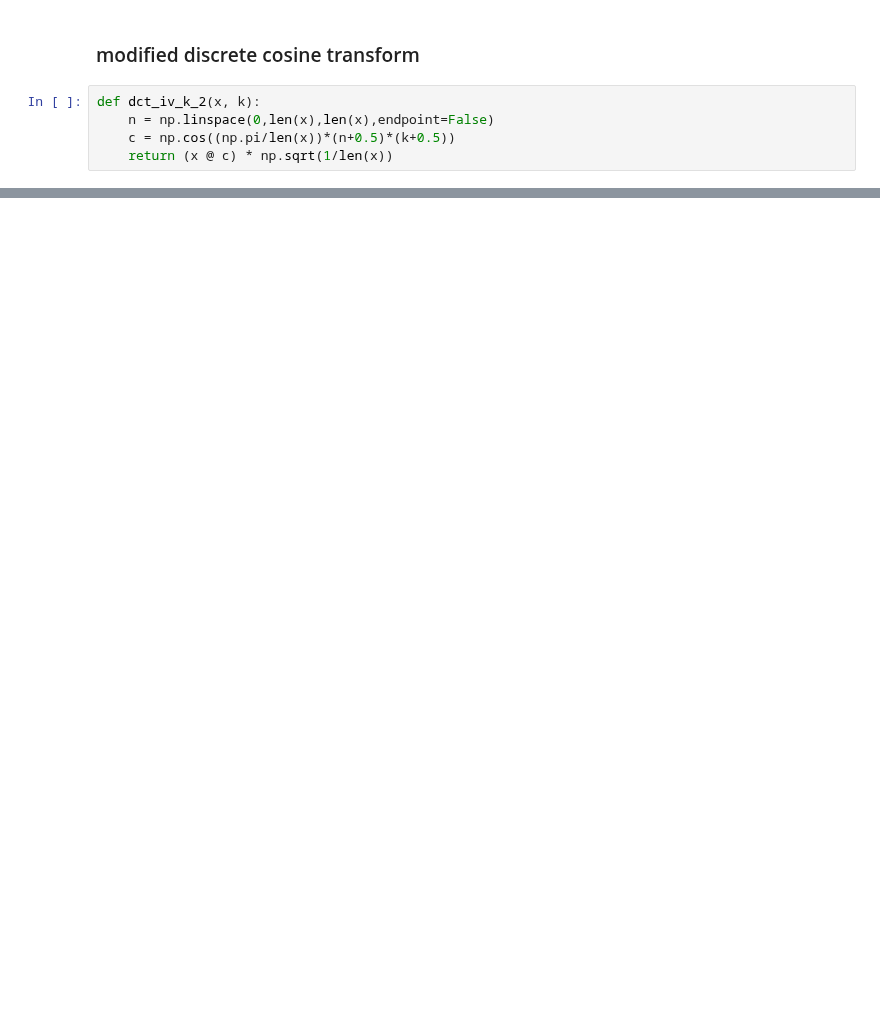
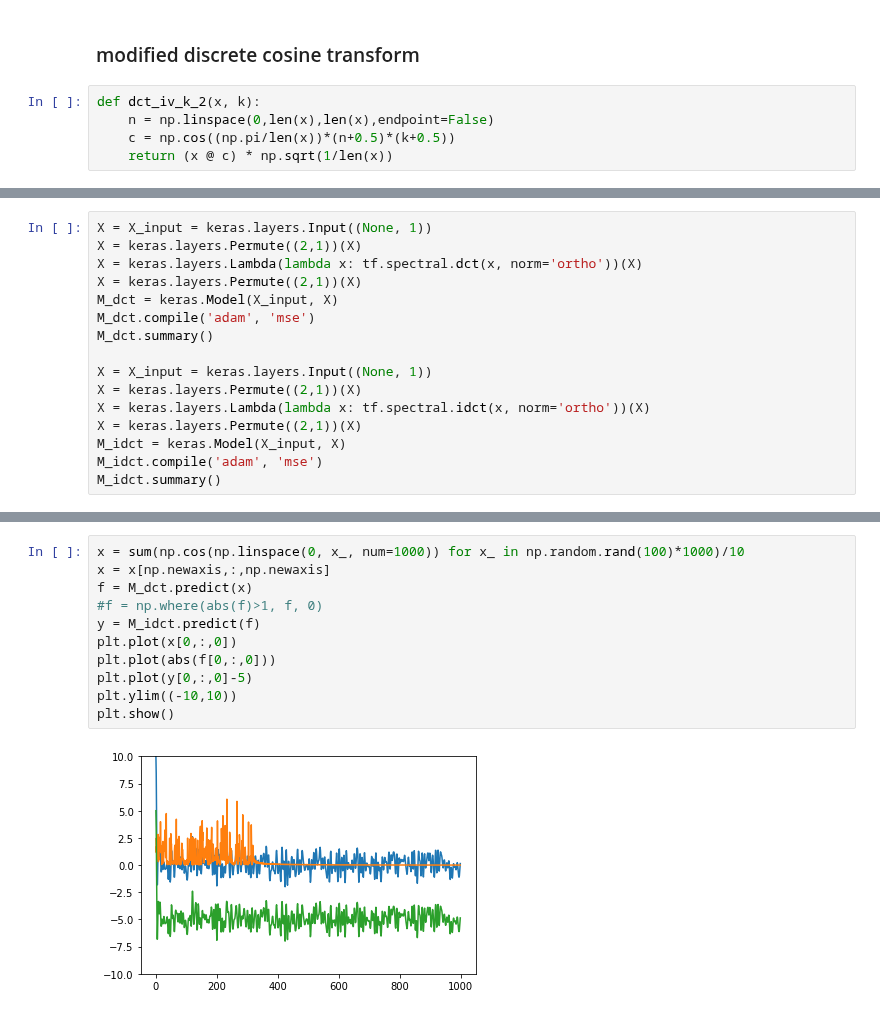
Before and after one commit to mammalwong/ml-study, a Jupyter notebook: frequency-models.ipynb, the cells around one changed output, grey strips where cells are left out. Saved outputs shown, nothing was run; the diff lists cells and outputs as text; blank space fills up the shorter version.

```diff
--- a/frequency-models.ipynb
+++ b/frequency-models.ipynb
@@ -78,0 +87,16 @@ plt.show()
+# %%
+X = X_input = keras.layers.Input((None, 1))
+X = keras.layers.Permute((2,1))(X)
+X = keras.layers.Lambda(lambda x: tf.spectral.dct(x, norm='ortho'))(X)
+X = keras.layers.Permute((2,1))(X)
+M_dct = keras.Model(X_input, X)
+M_dct.compile('adam', 'mse')
+M_dct.summary()
+
+X = X_input = keras.layers.Input((None, 1))
+X = keras.layers.Permute((2,1))(X)
+X = keras.layers.Lambda(lambda x: tf.spectral.idct(x, norm='ortho'))(X)
+X = keras.layers.Permute((2,1))(X)
+M_idct = keras.Model(X_input, X)
+M_idct.compile('adam', 'mse')
+M_idct.summary()
@@ -78,0 +121,13 @@ plt.show()
+# %%
+x = sum(np.cos(np.linspace(0, x_, num=1000)) for x_ in np.random.rand(100)*1000)/10
+x = x[np.newaxis,:,np.newaxis]
+f = M_dct.predict(x)
+#f = np.where(abs(f)>1, f, 0)
+y = M_idct.predict(f)
+plt.plot(x[0,:,0])
+plt.plot(abs(f[0,:,0]))
+plt.plot(y[0,:,0]-5)
+plt.ylim((-10,10))
+plt.show()
+# %% [output]
+[figure, added]
```
Also changed, not shown: parts of 6 cells of this notebook.
